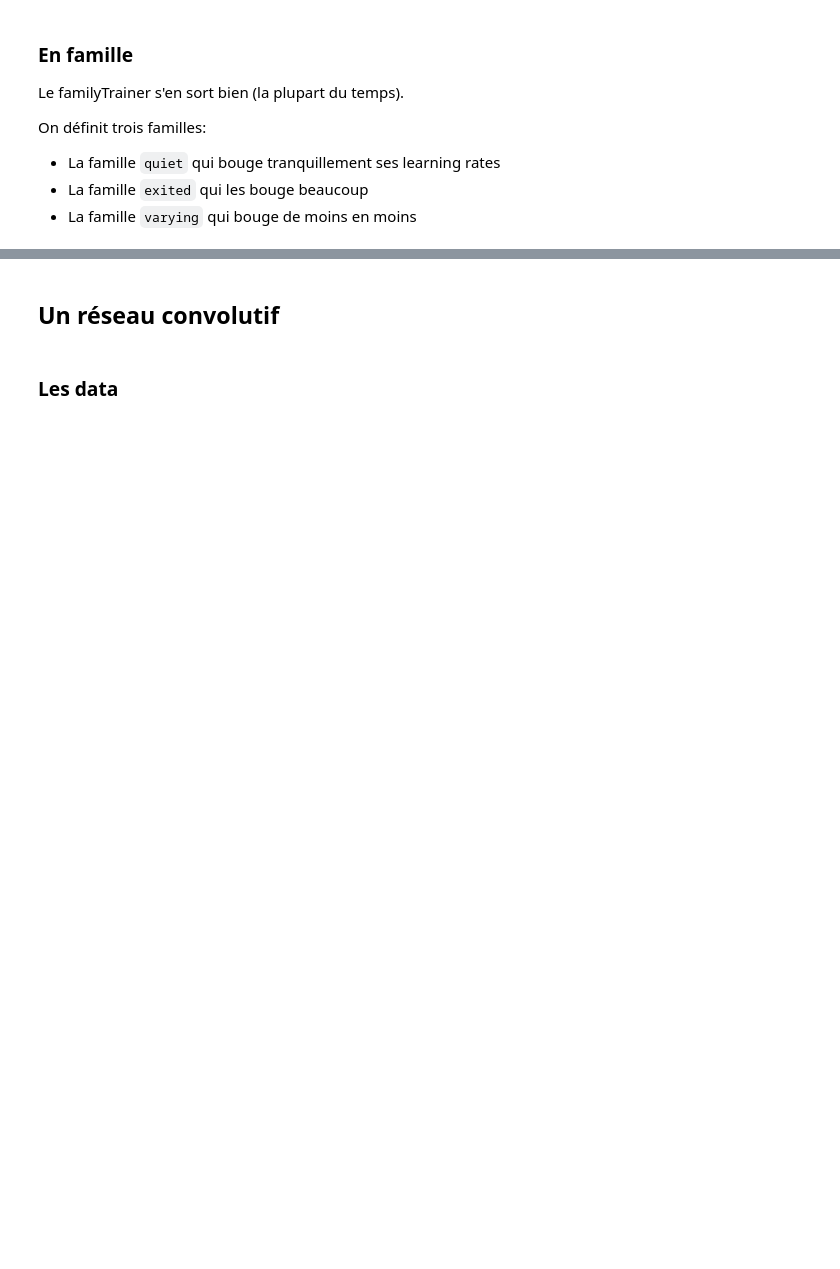
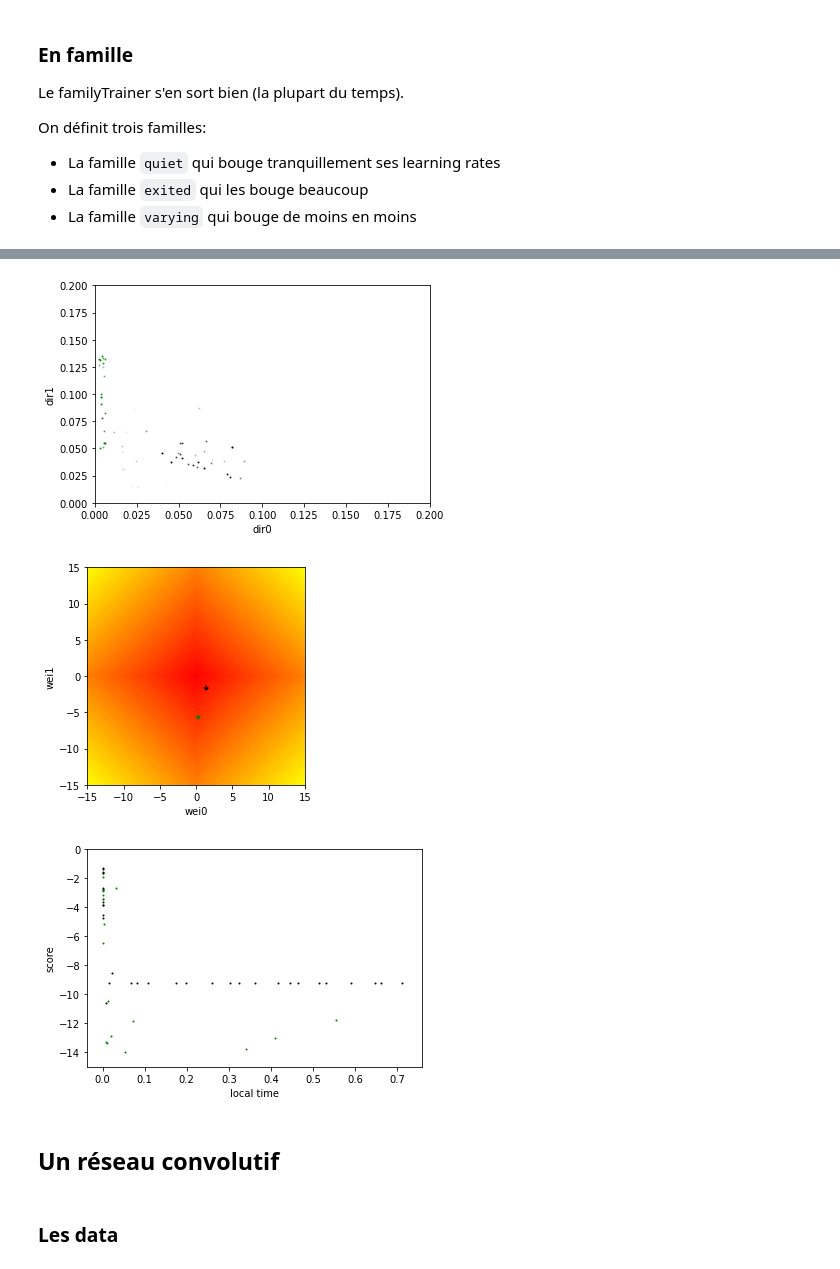
Before and after one commit to vincentvigon/RECHERCHE3, a Jupyter notebook: popup_lib/vitrine de popup.ipynb, the cells around one changed output, grey strips where cells are left out. Cells and saved outputs as stored; diff of their text form; code cells hidden in the pictures; blank space fills up the shorter version.

```diff
--- a/popup_lib/vitrine de popup.ipynb
+++ b/popup_lib/vitrine de popup.ipynb
@@ -180,18 +191,22 @@ ils indiquent quand même le bon chemin.
 # %%
 class Minimizer_agent(pop.Abstract_Agent):
 
-    def __init__(self,set_and_perturb_famparams):
-        Minimizer_agent.set_and_perturb_famparams=set_and_perturb_famparams
-        self.weight0 = tf.Variable(np.random.uniform(-0.5,0.5))
-        self.weight1 = tf.Variable(np.random.uniform(-0.5,0.5))
+    def __init__(self, custom_set_perturb_famparams):
+        #on veut pouvoir créer des agents avec des méthodes de perturbation différentes
+        Minimizer_agent.set_and_perturb_famparams=custom_set_perturb_famparams
+        self.weight0 = tf.Variable(np.random.uniform(-1,1))
+        self.weight1 = tf.Variable(np.random.uniform(-1,1))
         self.famparams={"dir0":np.random.uniform(0,1e-1),"dir1":np.random.uniform(0,1e-1)}
-
 
     def get_famparams(self):
         return self.famparams
 
+    def set_famparams(self, dico):
+        self.famparams=dico
 
-    def set_and_perturb_famparams(self,famparam,*period_count):
+
+
+    def set_and_perturb_famparams(self, famparam, period_count: int) -> None:
         raise Exception("to be defined in the constructor")
 
 
@@ -214,7 +229,7 @@ class Minimizer_agent(pop.Abstract_Agent):
     def get_copy_of_weights(self):
         return [self.weight0.numpy(),self.weight1.numpy()]
 
-    def weights_info_to_register(self) ->Dict[str,float]:
+    def to_register_on_mutation(self) ->Dict[str, float]:
         return {"wei0":self.weight0.numpy(),"wei1":self.weight1.numpy()}
 # %% [markdown]
 ### L'agent travail seul
@@ -251,46 +270,33 @@ On définit trois familles:
 # %%
 def main():
 
-    def set_and_perturb_quiet(agent:Minimizer_agent,famparams,):
-        agent.famparams["dir0"] =famparams["dir0"]*np.random.uniform(0.8, 1.2)
-        agent.famparams["dir1"] =famparams["dir1"]* np.random.uniform(0.8, 1.2)
+    def perturb_quiet(agent:Minimizer_agent,famparams,turn_count):
+        agent.famparams=famparams
+        agent.famparams["dir0"] *= np.random.uniform(0.8, 1.2)
+        agent.famparams["dir1"] *= np.random.uniform(0.8, 1.2)
 
-    def set_and_perturb_exited(agent: Minimizer_agent,famparams,):
-        agent.famparams["dir0"] =famparams["dir0"]* np.random.uniform(0.2, 1.8)
-        agent.famparams["dir1"] =famparams["dir1"]* np.random.uniform(0.2, 1.8)
-
-
-    def set_and_perturb_changing(agent: Minimizer_agent,famparams,period_count):
-        agent.famparams["dir0"] =famparams["dir0"]* np.random.uniform(0.2, 1.8)*0.95**period_count
-        agent.famparams["dir1"] =famparams["dir1"]* np.random.uniform(0.2, 1.8)*0.95**period_count
-
-
+    def perturb_exited(agent: Minimizer_agent,famparams,turn_count):
+        agent.famparams=famparams
+        agent.famparams["dir0"] *= np.random.uniform(0.5, 1.5)
+        agent.famparams["dir1"] *= np.random.uniform(0.5, 1.5)
 
     popsize = 10
-    quiet_agents = [Minimizer_agent(set_and_perturb_quiet) for _ in range(popsize)]
-    exited_agents = [Minimizer_agent(set_and_perturb_exited) for _ in range(popsize)]
-    changing_agents = [Minimizer_agent(set_and_perturb_changing) for _ in range(popsize)]
+    quiet_agents = [Minimizer_agent(perturb_quiet) for _ in range(popsize)]
+    exited_agents = [Minimizer_agent(perturb_exited) for _ in range(popsize)]
 
 
     fam_trainers=[
                   pop.Family_trainer(quiet_agents,
-                                 period_duration="30 steps",
-                                 name="quiet",
+                                 period_duration="10 steps",
                                  color="g"
                                  ),
                   pop.Family_trainer(exited_agents,
-                                 period_duration="30 steps",
-                                 name="exited",
+                                 period_duration="10 steps",
                                  color="k"
-                                 ),
-                  pop.Family_trainer(changing_agents,
-                                 period_duration="30 steps",
-                                 name="varying",
-                                 color="b"
                                  )
                   ]
     try:
-        for i in range(30):
+        for i in range(20):
             for fm in fam_trainers:fm.period()
 
     except KeyboardInterrupt:
@@ -303,18 +309,20 @@ def main():
 
 
     fig,ax=plt.subplots()
-    r=5
+    r=15
     plot_loss_func(ax,r)
     ax.set_ylim(-r, r)
     ax.set_xlim(-r, r)
     for fm in fam_trainers:
         fm.plot_two_metrics("wei0", "wei1",ax)
 
+
+    fig, ax = plt.subplots()
+    ax.set_ylim(-15, 0)
     for fm in fam_trainers:
-        fig,ax=plt.subplots()
-        ax.set_ylim(-10,0)
-        fm.plot_metric("score",ax)
+        fm.plot_metric("score", ax)
 
     plt.show()
 
 main()
+# %% [output]
@@ -321,3 +346,6 @@ main()
+[figure, added]
+[figure, added]
+[figure, added]
 # %% [markdown]
 ## Un réseau convolutif
 # %% [markdown]
```
Also changed, not shown: parts of 19 cells of this notebook, 3 other files.
